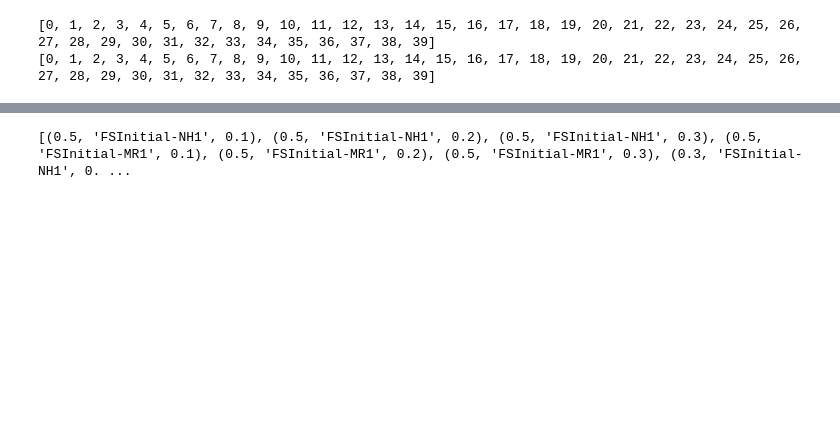
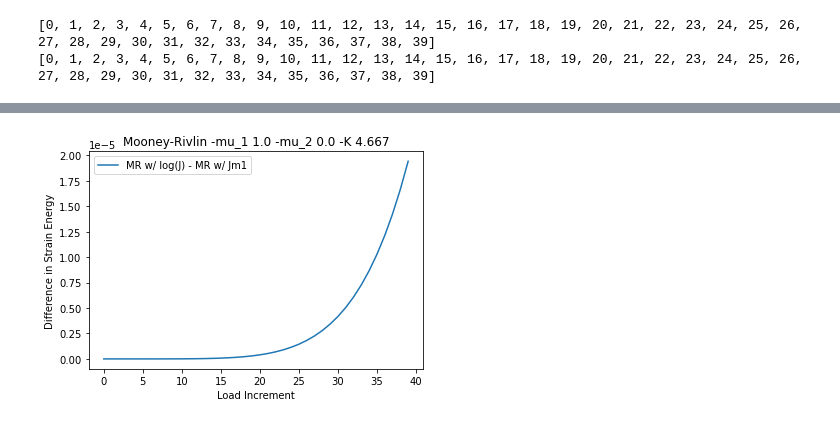
Before and after one commit to karenlstengel/gradResearchData, a Jupyter notebook: figures.ipynb, the cells around one changed output, grey strips where cells are left out. Drawn from its saved outputs; the diff is of its cells as text; code cells hidden in the pictures; blank space fills up the shorter version.

```diff
--- a/figures.ipynb
+++ b/figures.ipynb
@@ -39,10 +137,33 @@ plt.savefig('log_csv/20210603_strain_plot_MRvsNH.pdf', bbox_inches = 'tight')
+# %%
+diff = [y_MR_logJ[i] - y_MR_jm1[i] for i in range(len(y_MR_logJ[:-1]))]
+plt.plot(x_MR_logJ, diff, label = 'MR w/ log(J) - MR w/ Jm1')
+
+plt.legend()
+plt.ticklabel_format(axis='y', style='scientific')
+plt.title('Mooney-Rivlin -mu_1 ' + str(data['-mu_1'][6]) + ' -mu_2 ' + str(data['-mu_2'][6]) + ' -K '+ str(data['-K'][6]))
+plt.xlabel('Load Increment')
+plt.ylabel('Difference in Strain Energy')
+plt.savefig('log_csv/20210607_strain_plot_MRvsNH_JstabilityDiff.pdf', bbox_inches = 'tight')
+# %% [output]
+[figure, added]
 # %%
-#itertools testing
+import csv
 
-E = [0.5, 0.3, 0.2]
-problem = ['FSInitial-NH1', 'FSInitial-MR1']
-nu = [0.1, 0.2, 0.3]
+with open('strainEnergy_vs_loadIncrement_params.csv', 'w', newline='') as csvfile:
+    spamwriter = csv.writer(csvfile, delimiter=',')
 
-print(list(itertools.product(E, problem, nu)))
+    spamwriter.writerow(['Parameter', 'Neo-Hookean J - 1', "Mooney-Rivlin J - 1", "Mooney-Rivlin J - 1 (2)",  'Mooney-Rivlin log(J)'])
+    spamwriter.writerow([r'$E$', data['-E'][0], data['-E'][6], data['-E'][5], data['-E'][4]])
+    spamwriter.writerow([r'$\nu$', data['-nu'][0], data['-nu'][6], data['-nu'][5], data['-nu'][4]])
+    spamwriter.writerow([r'$\mu_1$', data['-mu_1'][0], data['-mu_1'][6], data['-mu_1'][5], data['-mu_1'][4]])
+    spamwriter.writerow([r'$\mu_2$', data['-mu_2'][0], data['-mu_2'][6], data['-mu_2'][5], data['-mu_2'][4]])
+    spamwriter.writerow([r'$K$', data['-K'][0], data['-K'][6], data['-K'][5], data['-K'][4]])
+
+
+with open('strainEnergy_vs_loadIncrement_data.csv', 'w', newline='') as csvfile:
+    spamwriter = csv.writer(csvfile, delimiter=',')
+
+    spamwriter.writerow(['Load Increment', 'Neo-Hookean J - 1', "Mooney-Rivlin J - 1", "Mooney-Rivlin J - 1 (2)", 'Mooney-Rivlin log(J)'])
+
+    for i in range(len(y_NH[:-1])):
+        spamwriter.writerow([x_NH[i], y_NH[i], y_MR_Jm1[i], y_MR_mu[i], y_MR_logJ[i]])
-# %% [output]
-[(0.5, 'FSInitial-NH1', 0.1), (0.5, 'FSInitial-NH1', 0.2), (0.5, 'FSInitial-NH1', 0.3), (0.5, 'FSInitial-MR1', 0.1), (0.5, 'FSInitial-MR1', 0.2), (0.5, 'FSInitial-MR1', 0.3), (0.3, 'FSInitial-NH1', 0. ...
```
Also changed, not shown: parts of 9 cells of this notebook, 42 other files.
